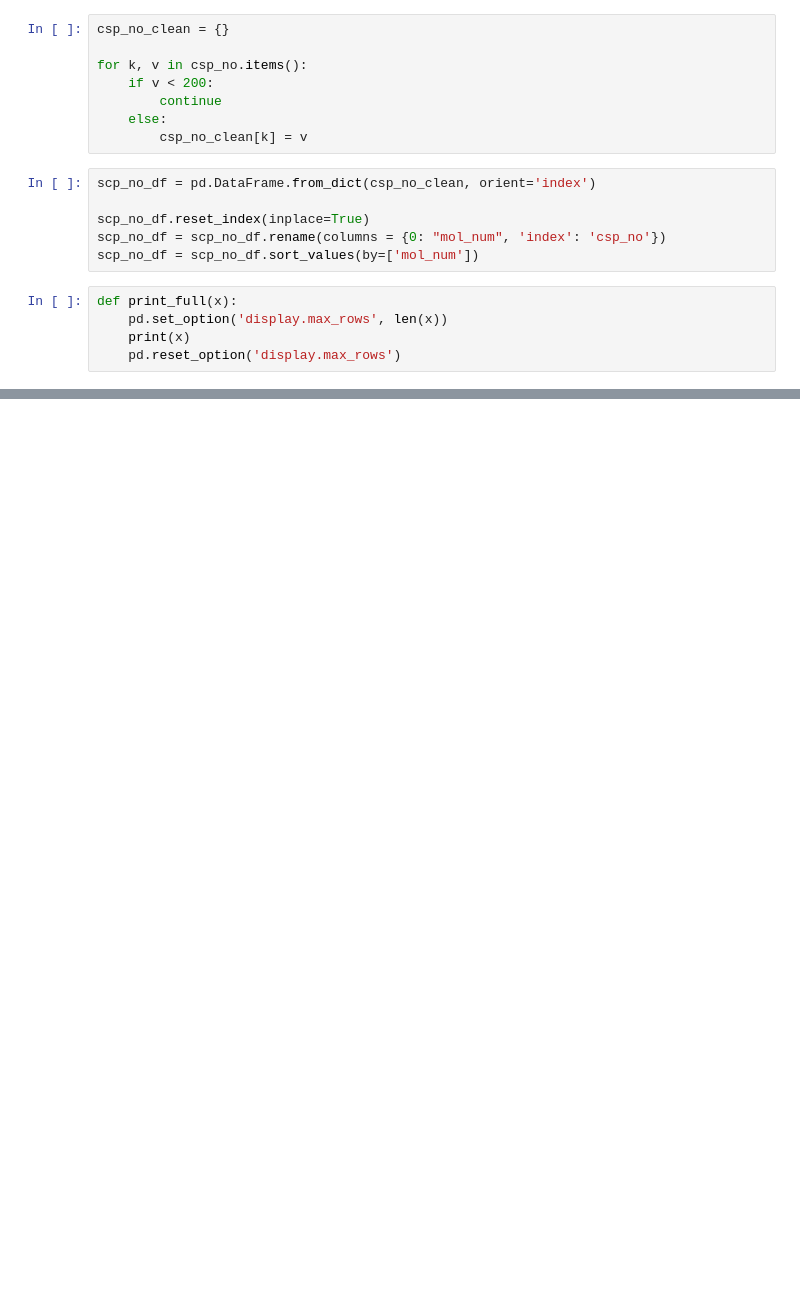
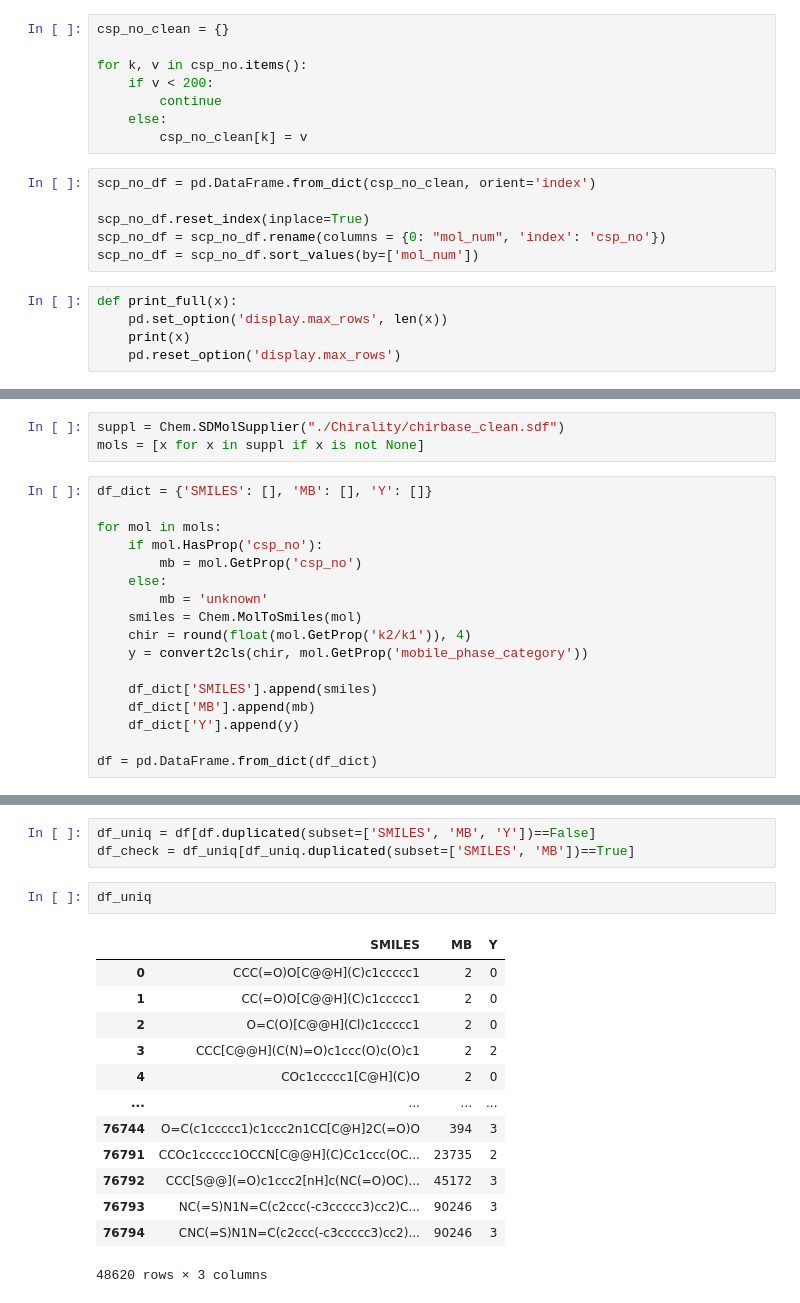
Before and after one commit to JosieHong/3DMolCSP, a Jupyter notebook: data/data_analysis.ipynb, the cells around one changed output, grey strips where cells are left out. Drawn from its saved outputs; the diff is of its cells as text; blank space fills up the shorter version.

```diff
--- a/data/data_analysis.ipynb
+++ b/data/data_analysis.ipynb
@@ -165,0 +397,20 @@ plt.show()
+# %%
+suppl = Chem.SDMolSupplier("./Chirality/chirbase_clean.sdf")
+mols = [x for x in suppl if x is not None]
+# %%
+df_dict = {'SMILES': [], 'MB': [], 'Y': []}
+
+for mol in mols:
+    if mol.HasProp('csp_no'):
+        mb = mol.GetProp('csp_no')
+    else:
+        mb = 'unknown'
+    smiles = Chem.MolToSmiles(mol)
+    chir = round(float(mol.GetProp('k2/k1')), 4)
+    y = convert2cls(chir, mol.GetProp('mobile_phase_category'))
+
+    df_dict['SMILES'].append(smiles)
+    df_dict['MB'].append(mb)
+    df_dict['Y'].append(y)
+
+df = pd.DataFrame.from_dict(df_dict)
@@ -165,0 +423,19 @@ plt.show()
+# %%
+df_uniq = df[df.duplicated(subset=['SMILES', 'MB', 'Y'])==False]
+df_check = df_uniq[df_uniq.duplicated(subset=['SMILES', 'MB'])==True]
+# %%
+df_uniq
+# %% [output]
+|  | SMILES | MB | Y |
+| 0 | CCC(=O)O[C@@H](C)c1ccccc1 | 2 | 0 |
+| 1 | CC(=O)O[C@@H](C)c1ccccc1 | 2 | 0 |
+| 2 | O=C(O)[C@@H](Cl)c1ccccc1 | 2 | 0 |
+| 3 | CCC[C@@H](C(N)=O)c1ccc(O)c(O)c1 | 2 | 2 |
+| 4 | COc1ccccc1[C@H](C)O | 2 | 0 |
+| ... | ... | ... | ... |
+| 76744 | O=C(c1ccccc1)c1ccc2n1CC[C@H]2C(=O)O | 394 | 3 |
+| 76791 | CCOc1ccccc1OCCN[C@@H](C)Cc1ccc(OC... | 23735 | 2 |
+| 76792 | CCC[S@@](=O)c1ccc2[nH]c(NC(=O)OC)... | 45172 | 3 |
+| 76793 | NC(=S)N1N=C(c2ccc(-c3ccccc3)cc2)C... | 90246 | 3 |
+| 76794 | CNC(=S)N1N=C(c2ccc(-c3ccccc3)cc2)... | 90246 | 3 |
+48620 rows × 3 columns
```
Also changed, not shown: parts of 34 cells of this notebook, 19 other files.
